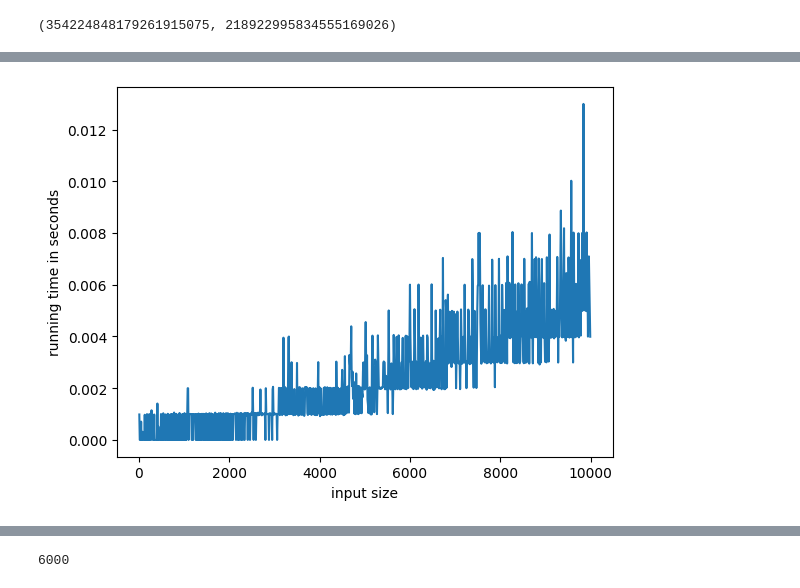
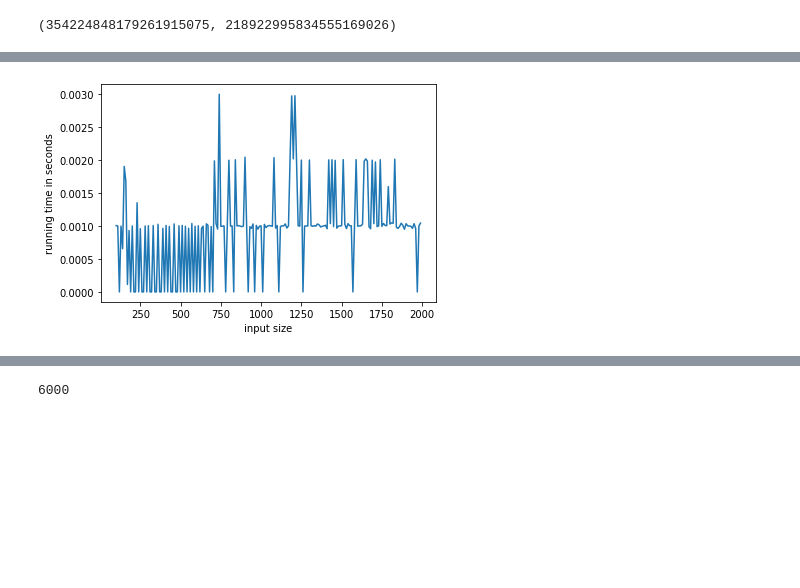
Before and after one commit to ValRCS/RTU_Algorithms_DIP321, a Jupyter notebook: recursion_examples.ipynb, the cells around one changed output, grey strips where cells are left out. Cells and saved outputs as stored; diff of their text form; code cells hidden in the pictures; blank space fills up the shorter version.

```diff
--- a/recursion_examples.ipynb
+++ b/recursion_examples.ipynb
@@ -122,3 +169,0 @@ sys.setrecursionlimit(5000)
-# %%
-for n in range(2000,3000, 10):
-    print(f"Working on {n} and the number of digits is {len(str(basicpower(2,n)))}")
@@ -544,3 +403,0 @@ Computing 2^0
-# %%
-for n in range(-10,4):
-    print(f" {n}//2 is {n//2} and n//2+1 is {n//2+1}")
@@ -871,7 +711,8 @@ A direct implementation of the description above would lead to pseudo code like
 # %%
+
 def bad_fibonacci(n):
-  """Return the nth Fibonacci number."""
-  if n <= 1:
-    return n
-  else:
+    """Return the nth Fibonacci number."""
+    if n <= 1: # base looks okayish
+        return n
+
     return bad_fibonacci(n-2) + bad_fibonacci(n-1)
@@ -1026,11 +853,10 @@ good_fibonacci(30)
 # %%
-# input_arr = [i for i in range(1, 100, 1)]
-input_arr = [i for i in range(10, 10_000, 10)]
+input_arr = [i for i in range(100, 2_000, 10)]
 
 fun2 = automatic_time(input_arr, good_fibonacci)
 plt.plot(input_arr, fun2, label="Good Fibonacci")
 plt.xlabel("input size")
 plt.ylabel("running time in seconds")
 plt.show()
 # %% [output]
-[figure, old version]
+[figure, new version]
```
Also changed, not shown: parts of 186 cells of this notebook.
